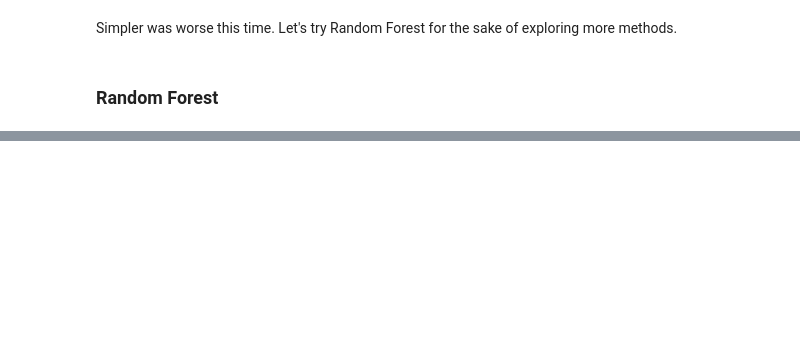
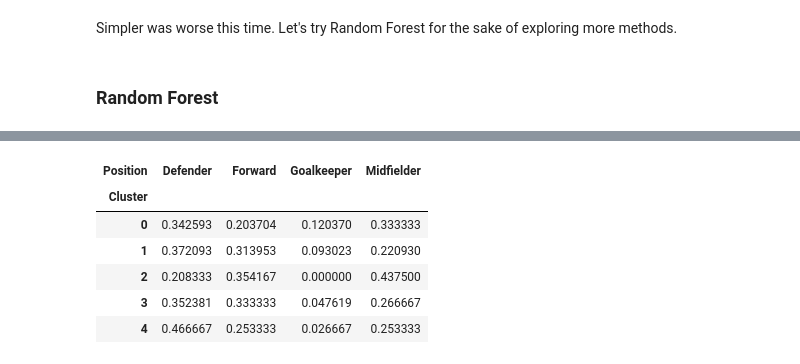
Before and after one commit to d1eg011/Premier-Analysis, a Jupyter notebook: Analysis/mid_season_check.ipynb, the cells around one changed output, grey strips where cells are left out. Saved outputs shown, nothing was run; the diff lists cells and outputs as text; code cells hidden in the pictures; blank space fills up the shorter version.

```diff
--- a/Analysis/mid_season_check.ipynb
+++ b/Analysis/mid_season_check.ipynb
@@ -575,0 +613,10 @@ KNN was the most
+# %%
+pd.crosstab(df_14['Cluster'], df_14['Position'], normalize='index')
+# %% [output]
+| Position | Defender | Forward | Goalkeeper | Midfielder |
+| Cluster |  |  |  |  |
+| 0 | 0.342593 | 0.203704 | 0.120370 | 0.333333 |
+| 1 | 0.372093 | 0.313953 | 0.093023 | 0.220930 |
+| 2 | 0.208333 | 0.354167 | 0.000000 | 0.437500 |
+| 3 | 0.352381 | 0.333333 | 0.047619 | 0.266667 |
+| 4 | 0.466667 | 0.253333 | 0.026667 | 0.253333 |
```
Also changed, not shown: parts of 12 cells of this notebook, 2 other files.
